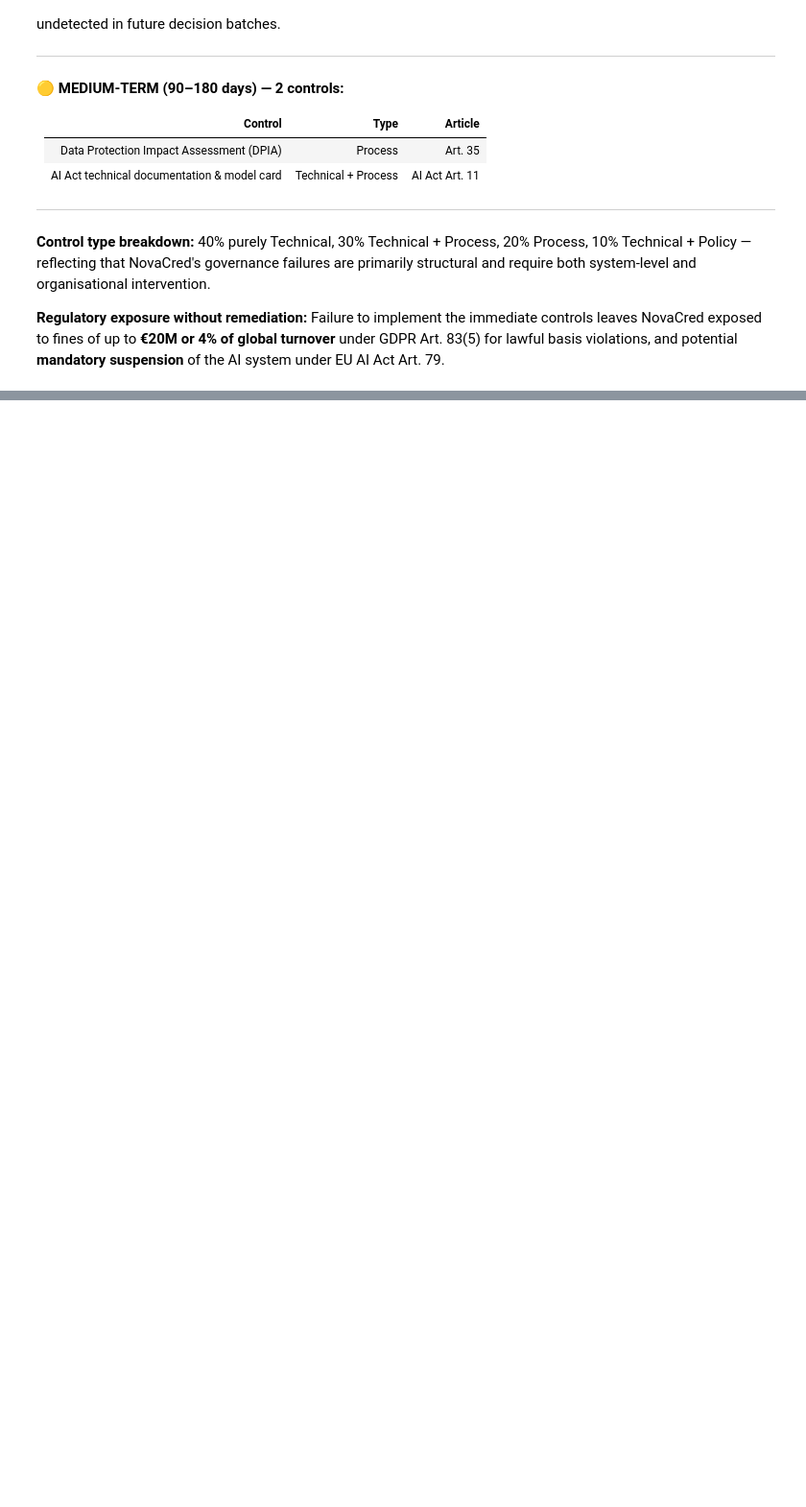
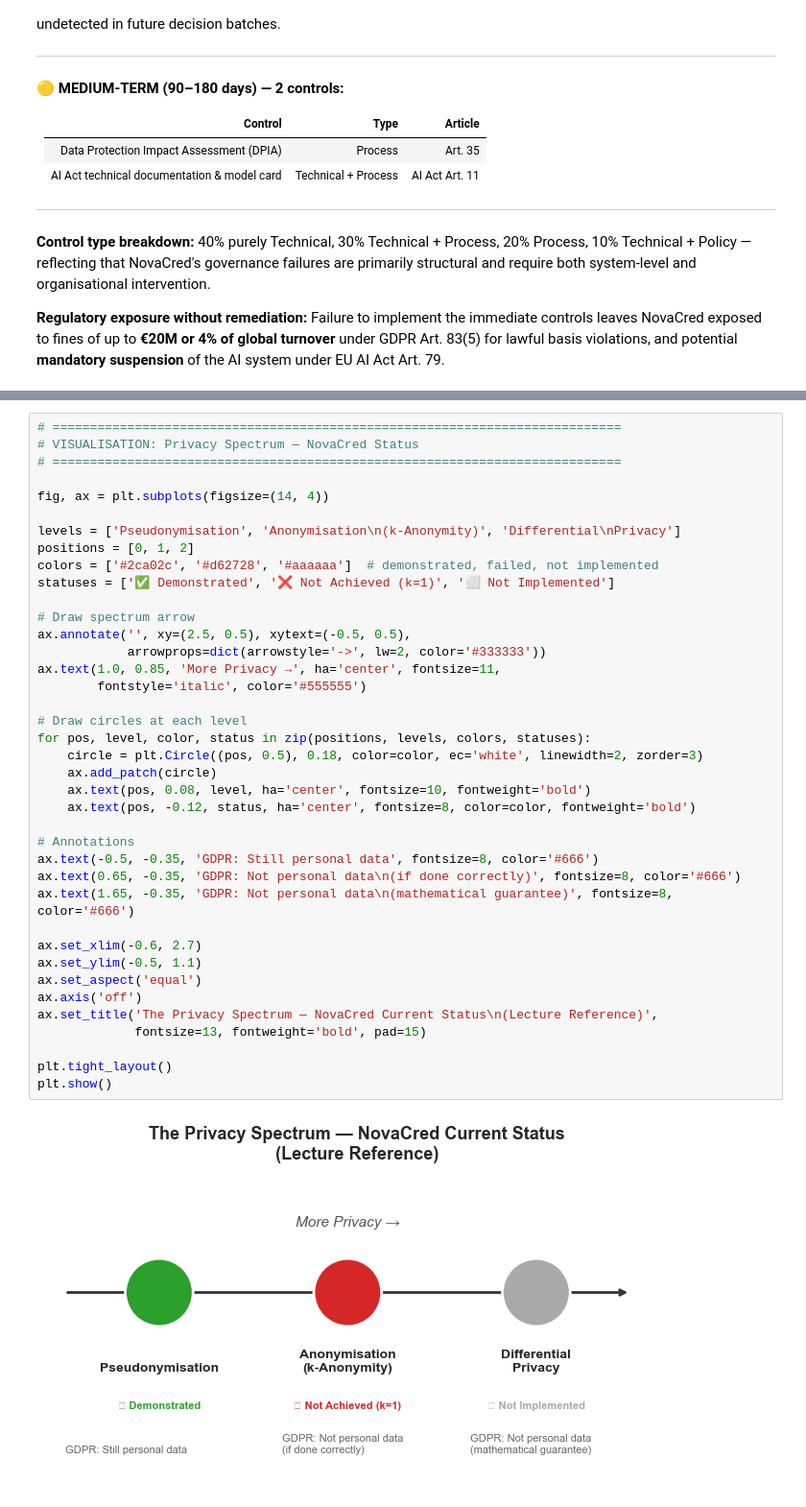
Before and after one commit to mariehenke73606/DEGO-2606---TXC_12, a Jupyter notebook: notebooks/03 - privacy - demo.ipynb, the cells around one changed output, grey strips where cells are left out. Shown at 96% size. Saved outputs shown, nothing was run; the diff lists cells and outputs as text; blank space fills up the shorter version.

```diff
--- a/notebooks/03 - privacy - demo.ipynb
+++ b/notebooks/03 - privacy - demo.ipynb
@@ -1572,0 +1954,41 @@ The bias monitoring pipeline is directly motivated by the DI ratios from Noteboo
+# %%
+# ============================================================================
+# VISUALISATION: Privacy Spectrum — NovaCred Status
+# ============================================================================
+
+fig, ax = plt.subplots(figsize=(14, 4))
+
+levels = ['Pseudonymisation', 'Anonymisation\n(k-Anonymity)', 'Differential\nPrivacy']
+positions = [0, 1, 2]
+colors = ['#2ca02c', '#d62728', '#aaaaaa']  # demonstrated, failed, not implemented
+statuses = ['✅ Demonstrated', '❌ Not Achieved (k=1)', '⬜ Not Implemented']
+
+# Draw spectrum arrow
+ax.annotate('', xy=(2.5, 0.5), xytext=(-0.5, 0.5),
+            arrowprops=dict(arrowstyle='->', lw=2, color='#333333'))
+ax.text(1.0, 0.85, 'More Privacy →', ha='center', fontsize=11,
+        fontstyle='italic', color='#555555')
+
+# Draw circles at each level
+for pos, level, color, status in zip(positions, levels, colors, statuses):
+    circle = plt.Circle((pos, 0.5), 0.18, color=color, ec='white', linewidth=2, zorder=3)
+    ax.add_patch(circle)
+    ax.text(pos, 0.08, level, ha='center', fontsize=10, fontweight='bold')
+    ax.text(pos, -0.12, status, ha='center', fontsize=8, color=color, fontweight='bold')
+
+# Annotations
+ax.text(-0.5, -0.35, 'GDPR: Still personal data', fontsize=8, color='#666')
+ax.text(0.65, -0.35, 'GDPR: Not personal data\n(if done correctly)', fontsize=8, color='#666')
+ax.text(1.65, -0.35, 'GDPR: Not personal data\n(mathematical guarantee)', fontsize=8, color='#666')
+
+ax.set_xlim(-0.6, 2.7)
+ax.set_ylim(-0.5, 1.1)
+ax.set_aspect('equal')
+ax.axis('off')
+ax.set_title('The Privacy Spectrum — NovaCred Current Status\n(Lecture Reference)',
+             fontsize=13, fontweight='bold', pad=15)
+
+plt.tight_layout()
+plt.show()
+# %% [output]
+[figure, added]
```
Also changed, not shown: parts of 17 cells of this notebook.
